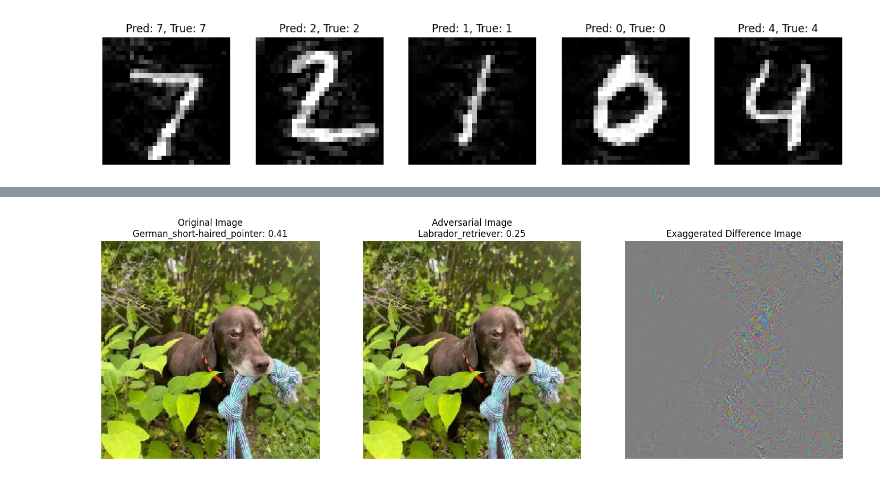
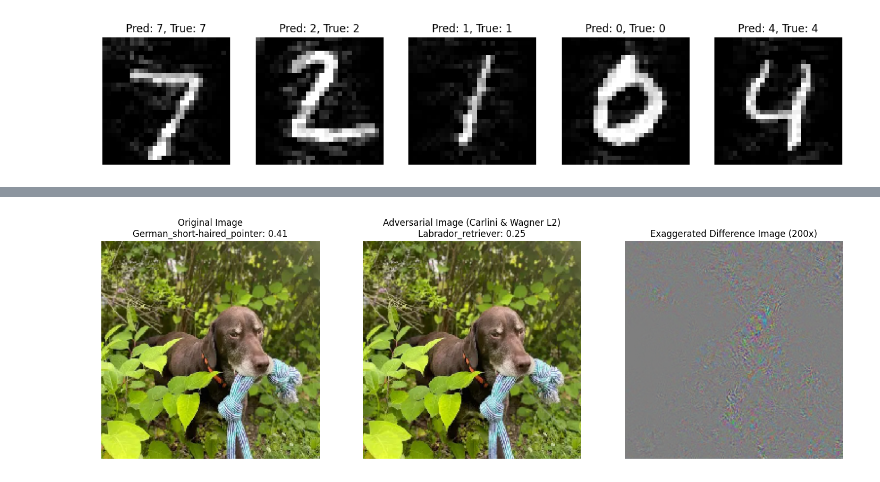
Before and after one commit to josephad2001/AdversarialRobustnessML, a Jupyter notebook: AttackMethods/CW.ipynb, the cells around one changed output, grey strips where cells are left out. Drawn from its saved outputs; the diff is of its cells as text; code cells hidden in the pictures.

```diff
--- a/AttackMethods/CW.ipynb
+++ b/AttackMethods/CW.ipynb
@@ -918,12 +918,12 @@ plt.axis('off')
 
 plt.subplot(1, 3, 2)
 plt.imshow(adversarial_image)
-plt.title(f'Adversarial Image\n{adversarial_prediction}')
+plt.title(f'Adversarial Image (Carlini & Wagner L2)\n{adversarial_prediction}')
 plt.axis('off')
 
 plt.subplot(1, 3, 3)
 plt.imshow(exaggerated_difference_image)
-plt.title('Exaggerated Difference Image')
+plt.title('Exaggerated Difference Image (200x)')
 plt.axis('off')
 
 plt.show()
@@ -934 +933 @@ WARNING:tensorflow:6 out of the last 11 calls to <function Model.make_predict_fu
-[figure, old version]
+[figure, new version]
```
Also changed, not shown: parts of 2 cells of this notebook, 5 other files.
